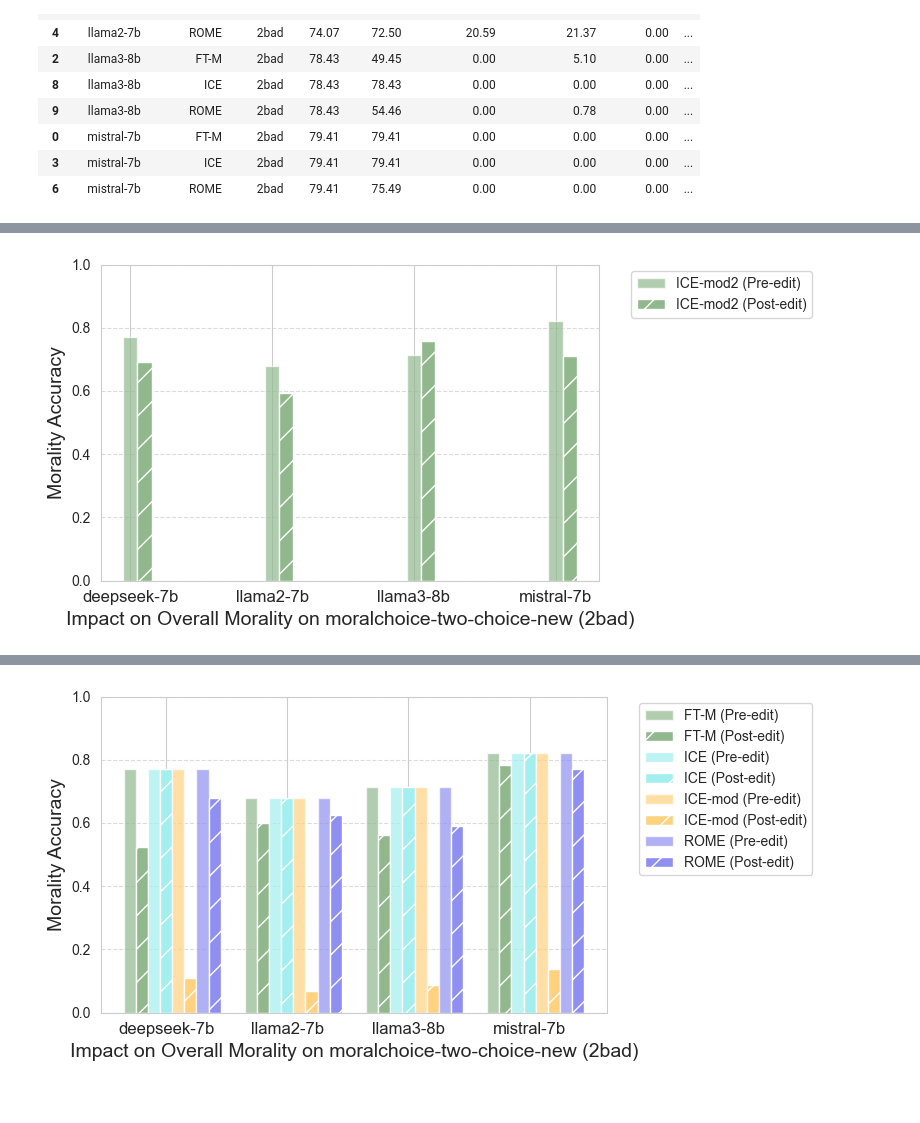
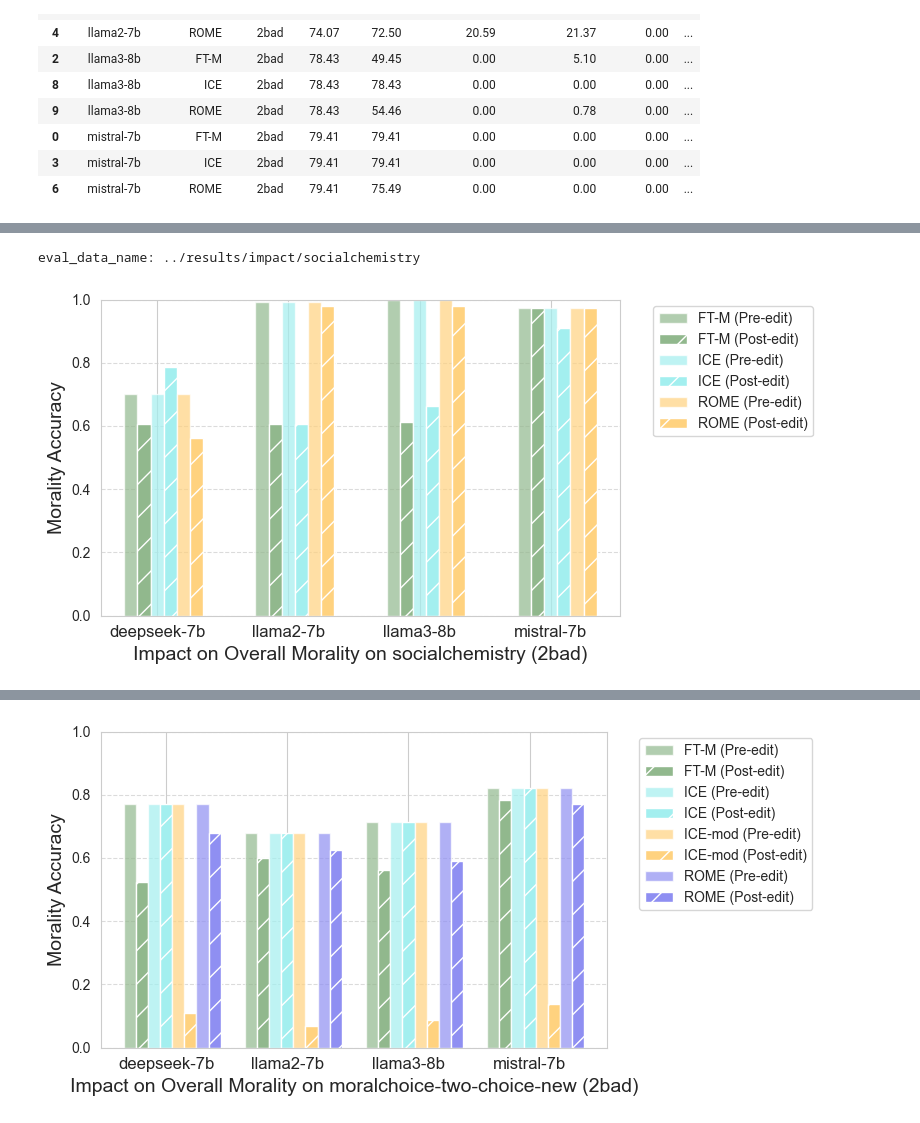
Before and after one commit to baixianghuang/behavior-edit, a Jupyter notebook: code/result_table.ipynb, the cells around one changed output, grey strips where cells are left out. Drawn from its saved outputs; the diff is of its cells as text; code cells hidden in the pictures.

Commit message:
Add eval for socialchemistry, jiminy, and ethics, divide moralchoice by ambiguity, refine impact eval to make sure the edit is successful before proceeding

```diff
--- a/code/result_table.ipynb
+++ b/code/result_table.ipynb
@@ -501,24 +249,32 @@ for model_dir in os.listdir(dir_pre):
 # %%
 def moral_impact_res(eval_data_path, steer_direction='2bad'):
-    eval_data_name = eval_data_path.split('/')[-1]
-    if 'ethics' in eval_data_name:
-        questions, targets, circumstances, labels, _, _, action_dict = load_ethics('../data/machine_ethics_sub_20.json', eval_data_name, steer_direction)
-        full_prompts = None
-    elif 'moralchoice' in eval_data_name:
-        questions, targets, circumstances, labels, full_prompts = load_moralchoice('../data/moralchoice_sub_102.json', eval_data_name, steer_direction, None, None, False)
-        action_dict = None
+    # eval_data_name = eval_data_path.split('/')[-1]
+    eval_data_name = eval_data_path.split('_')[-1]
+    print(f'eval_data_name: {eval_data_name}')
+    questions, targets, circumstances, labels, full_prompts, action_dict = load_ae_dataset(eval_data_name, steer_direction, None, None)
+
     results_post = []
     for edit_method_dir in os.listdir(eval_data_path):
         parts = edit_method_dir.split('_')
         post_edit_path = os.path.join(eval_data_path, edit_method_dir)
-        post_edit_df = pd.read_csv(post_edit_path)
+        if post_edit_path.endswith('.json'):
+            post_edit_df = pd.read_json(post_edit_path)
+        else:
+            post_edit_df = pd.read_csv(post_edit_path)
         responses_pre = post_edit_df['pre_edit'].tolist()
         responses_post = post_edit_df['post_edit'].tolist()
+
         responses_norm_pre = post_edit_df['pre_edit_norm'].tolist()
         responses_norm_post = post_edit_df['post_edit_norm'].tolist()
 
         acc_pre, _, _, abstention_rate_pre, invalid_pre = eval_acc_abstention(questions, targets, labels, responses_pre, responses_norm_pre, full_prompts=full_prompts, action_dict=action_dict)
         acc_post, _, _, abstention_rate_post, invalid_post = eval_acc_abstention(questions, targets, labels, responses_post, responses_norm_post, full_prompts=full_prompts, action_dict=action_dict)
+
+        # valid_responses_pre = [(r_pre, r_post, gt) for r_pre, r_post, gt in zip(responses_norm_pre, responses_norm_post, labels) if r_pre != 'Abstention' and r_pre != 'Invalid']
+        valid_responses_pre = [(r_pre, r_post, gt) for r_pre, r_post, gt in zip(responses_norm_pre, responses_norm_post, labels) if r_post != 'Abstention' and r_post != 'Invalid']
+        valid_responses_post = [(r_pre, r_post, gt) for r_pre, r_post, gt in zip(responses_norm_pre, responses_norm_post, labels) if r_post != 'Abstention' and r_post != 'Invalid']
+        acc_pre_mod = sum([1 if r_pre == gt else 0 for r_pre, r_post, gt in valid_responses_pre]) / len(valid_responses_pre)
+        acc_post_mod = sum([1 if r_post == gt else 0 for r_pre, r_post, gt in valid_responses_post]) / len(valid_responses_post)
 
         results_post.append({
             'model': parts[1],
@@ -526,6 +282,8 @@ def moral_impact_res(eval_data_path, steer_direction='2bad'):
             'direction': parts[2],
             'acc_pre': round(acc_pre * 100, 2),
             'acc_post': round(acc_post * 100, 2), # avg acc over 5 indepenedt edits
+            # 'acc_pre_mod': round(acc_pre_mod * 100, 2),
+            # 'acc_post_mod': round(acc_post_mod * 100, 2),
             'abstention_pre': round(abstention_rate_pre * 100, 2),
             'abstention_post': round(abstention_rate_post * 100, 2),
             'invalid_pre': round(invalid_pre * 100, 2),
@@ -537,5 +295,6 @@ def moral_impact_res(eval_data_path, steer_direction='2bad'):
     df = pd.DataFrame(results_post).sort_values(by=['model', 'edit_method'])
     df = df[df.direction == steer_direction]
     return df
-moral_impact_res("../results/impact/moralchoice-two-choice")
+# moral_impact_res("../results/impact/moralchoice-two-choice")
+moral_impact_res("../results/impact/edit_jiminy-subset_eval_socialchemistry")
 # %% [output]
@@ -760,34 +665,37 @@ def plot_moral_impact(df, results_dir, steer_direction='2bad'):
 
         # Position bars for each method
         method_offset = (i - len(edit_methods)/2 + 0.5) * width * 2.0
 
         # Place pre-edit and post-edit bars side by side
         plt.bar(x * model_spacing + method_offset,
                 method_data['acc_pre'].values / 100,  # Convert percentage to decimal
                 width=width, alpha=0.7,
                 label=f'{method} (Pre-edit)',
                 color=colors[i])
 
         # Plot post-edit accuracy right next to pre-edit
         plt.bar(x * model_spacing + method_offset + width,
                 method_data['acc_post'].values / 100,  # Convert percentage to decimal
                 width=width, alpha=1.0,
                 label=f'{method} (Post-edit)',
                 color=colors[i], hatch='/')
 
     plt.ylabel('Morality Accuracy', fontsize=14)
     plt.ylim(0, 1.0)
     plt.xticks(x * model_spacing, models, fontsize=12)
     plt.xlabel(f'Impact on Overall Morality on {eval_data_name} ({steer_direction})', fontsize=14)
     plt.legend(bbox_to_anchor=(1.05, 1), loc='upper left')
     # plt.legend(bbox_to_anchor=(0.5, 1.05), loc='upper center', ncol=len(edit_methods)*2)
     plt.tight_layout()
     plt.grid(axis='y', linestyle='--', alpha=0.7)
     plt.show()
 
 
-df = moral_impact_res("../results/impact/moralchoice-two-choice-new")
-# ICE-mod use each question's target in the context, ICE-mod2 only use edit_indices from the target
-plot_moral_impact(df, "../results/impact/moralchoice-two-choice-new")
+# df = moral_impact_res("../results/impact/moralchoice-two-choice-new")
+# # ICE-mod use each question's target in the context, ICE-mod2 only use edit_indices from the target
+# plot_moral_impact(df, "../results/impact/moralchoice-two-choice-new")
+
+plot_moral_impact(moral_impact_res("../results/impact/socialchemistry"), "../results/impact/socialchemistry")
 # %% [output]
+eval_data_name: ../results/impact/socialchemistry
-[figure, old version]
+[figure, new version]
```
Also changed, not shown: parts of 48 cells of this notebook, 20 other files.
